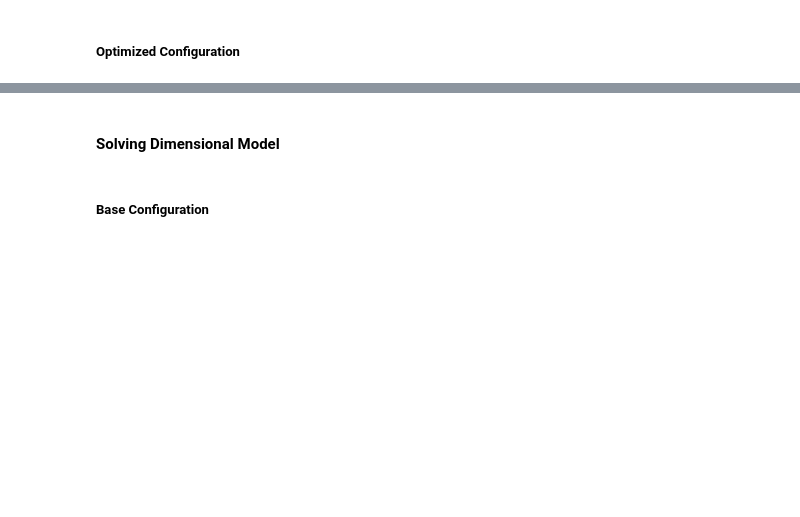
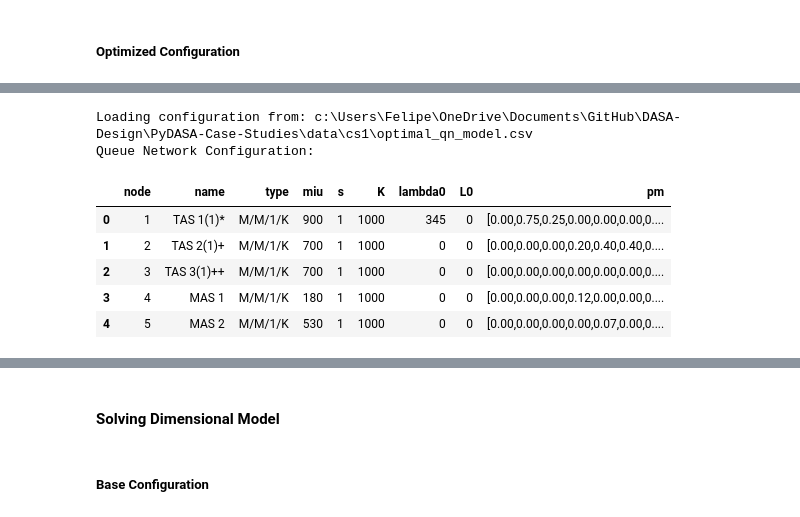
Before and after one commit to DASA-Design/PyDASA-CS1-TAS, a Jupyter notebook: CS-01C - TAS - Dimensional Modelling.ipynb, the cells around one changed output, grey strips where cells are left out. Cells and saved outputs as stored; diff of their text form; code cells hidden in the pictures; blank space fills up the shorter version.

```diff
--- a/CS-01C - TAS - Dimensional Modelling.ipynb
+++ b/CS-01C - TAS - Dimensional Modelling.ipynb
@@ -880,0 +1143,15 @@ plot_performance_coef_chart(plot_df,
+# %%
+# Load configuration with mixed queue models
+file_path = os.path.join(PATH, data_folder, cs_folder)
+opti_qn_cfg = load(file_path, "optimal_qn_model.csv")
+print("Queue Network Configuration:")
+opti_qn_cfg.head()
+# %% [output]
+Loading configuration from: c:\Users\Felipe\OneDrive\Documents\GitHub\DASA-Design\PyDASA-Case-Studies\data\cs1\optimal_qn_model.csv
+Queue Network Configuration:
+|  | node | name | type | miu | s | K | lambda0 | L0 | pm |
+| 0 | 1 | TAS 1(1)* | M/M/1/K | 900 | 1 | 1000 | 345 | 0 | [0.00,0.75,0.25,0.00,0.00,0.00,0.... |
+| 1 | 2 | TAS 2(1)+ | M/M/1/K | 700 | 1 | 1000 | 0 | 0 | [0.00,0.00,0.00,0.20,0.40,0.40,0.... |
+| 2 | 3 | TAS 3(1)++ | M/M/1/K | 700 | 1 | 1000 | 0 | 0 | [0.00,0.00,0.00,0.00,0.00,0.00,0.... |
+| 3 | 4 | MAS 1 | M/M/1/K | 180 | 1 | 1000 | 0 | 0 | [0.00,0.00,0.00,0.12,0.00,0.00,0.... |
+| 4 | 5 | MAS 2 | M/M/1/K | 530 | 1 | 1000 | 0 | 0 | [0.00,0.00,0.00,0.00,0.07,0.00,0.... |
```
Also changed, not shown: parts of 77 cells of this notebook, 26 other files.
